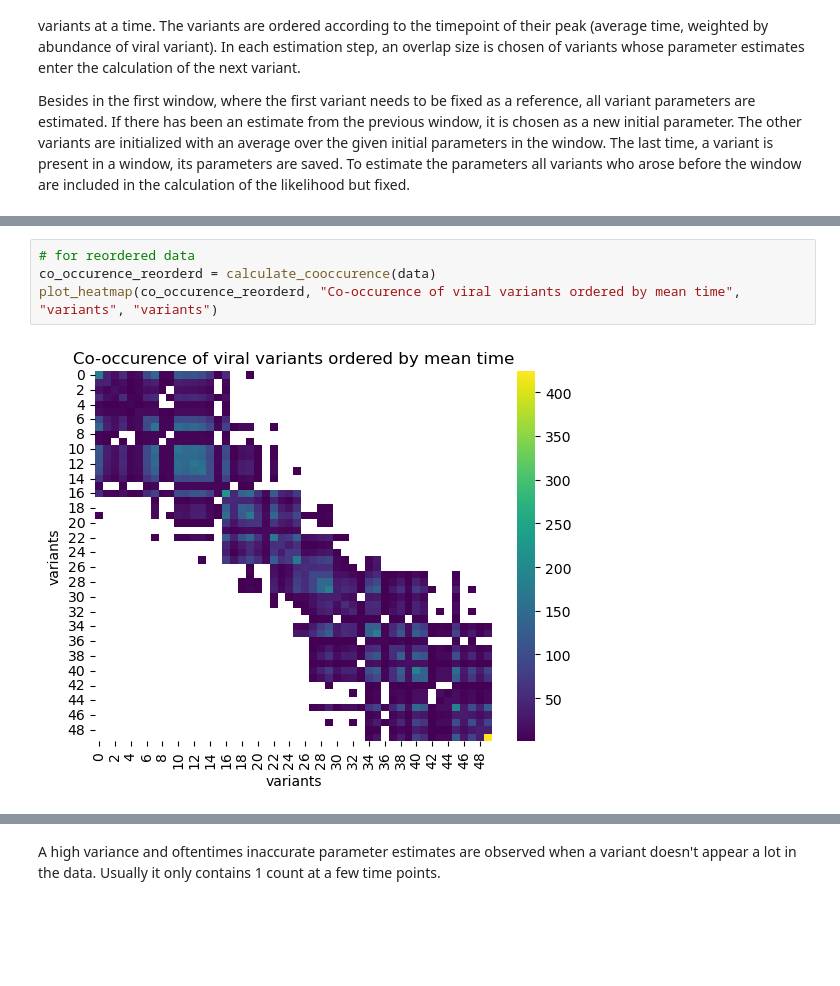
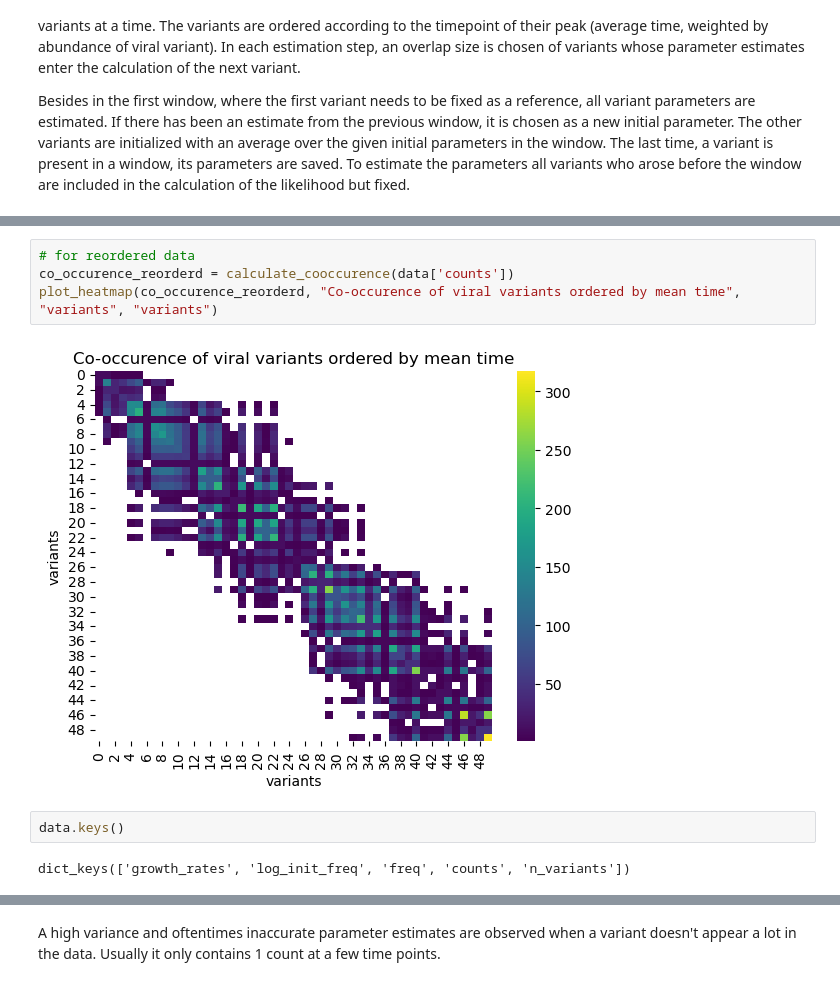
Before and after one commit to marie3003/mlr_predict_variant_composition, a Jupyter notebook: simulate_data_timeshifted.ipynb, the cells around one changed output, grey strips where cells are left out. Saved outputs shown, nothing was run; the diff lists cells and outputs as text; blank space fills up the shorter version.

```diff
--- a/simulate_data_timeshifted.ipynb
+++ b/simulate_data_timeshifted.ipynb
@@ -147,9 +147,13 @@ plot_heatmap(data['counts'], "Variants active at different time points", "Varian
 # %%
 # for reordered data
-co_occurence_reorderd = calculate_cooccurence(data)
+co_occurence_reorderd = calculate_cooccurence(data['counts'])
 plot_heatmap(co_occurence_reorderd, "Co-occurence of viral variants ordered by mean time", "variants", "variants")
 # %% [output]
-[figure, old version]
+[figure, new version]
+# %%
+data.keys()
+# %% [output]
+dict_keys(['growth_rates', 'log_init_freq', 'freq', 'counts', 'n_variants'])
 # %%
 partition_size = 13
 overlap_size = 4
```
Also changed, not shown: parts of 7 cells of this notebook, 6 other files.
